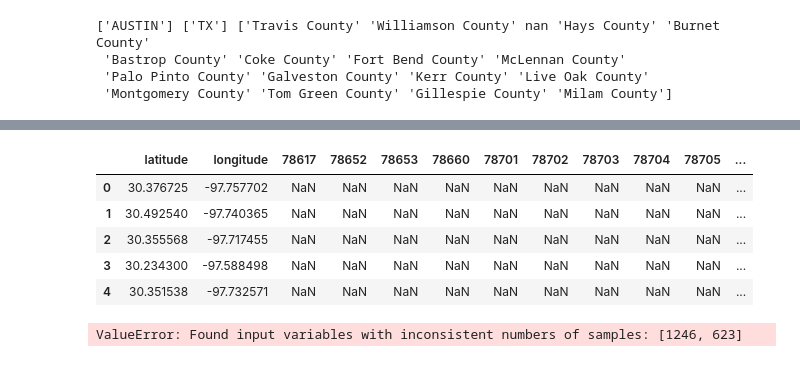
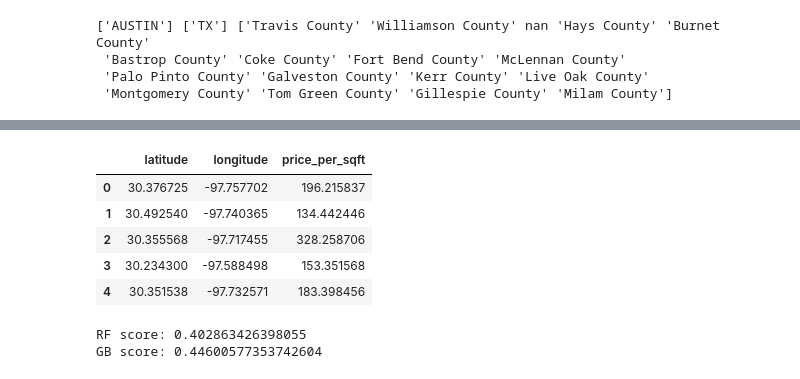
Before and after one commit to AustinMadert/real_estate_opportunity_lih, a Jupyter notebook: feature_engineering.ipynb, the cells around one changed output, grey strips where cells are left out. Drawn from its saved outputs; the diff is of its cells as text; code cells hidden in the pictures.

Commit message:
Computed Dataframe to cluster

```diff
--- a/feature_engineering.ipynb
+++ b/feature_engineering.ipynb
@@ -294,23 +260,24 @@ newdf.head()
 # %%
 newdf['zip_code'] = newdf['city_state_zip'].map(lambda x: str(x)[-5:])
 # %%
-testdf = newdf[['latitude', 'longitude']].copy()
-zip_dums = pd.get_dummies(newdf.zip_code)
-testdf = pd.concat((testdf, zip_dums), copy=True, sort=False)
+testdf = newdf[['latitude', 'longitude', 'price_per_sqft','price']].copy()
+# testdf = pd.concat([testdf, pd.get_dummies(testdf['zip_code'])], axis=1)
+# testdf.drop('zip_code', axis=1, inplace=True)
 testdf.head()
 # %% [output]
-|  | latitude | longitude | 78617 | 78652 | 78653 | 78660 | 78701 | 78702 | 78703 | 78704 | 78705 | ... |
-| 0 | 30.376725 | -97.757702 | NaN | NaN | NaN | NaN | NaN | NaN | NaN | NaN | NaN | ... |
-| 1 | 30.492540 | -97.740365 | NaN | NaN | NaN | NaN | NaN | NaN | NaN | NaN | NaN | ... |
-| 2 | 30.355568 | -97.717455 | NaN | NaN | NaN | NaN | NaN | NaN | NaN | NaN | NaN | ... |
-| 3 | 30.234300 | -97.588498 | NaN | NaN | NaN | NaN | NaN | NaN | NaN | NaN | NaN | ... |
-| 4 | 30.351538 | -97.732571 | NaN | NaN | NaN | NaN | NaN | NaN | NaN | NaN | NaN | ... |
+|  | latitude | longitude | price_per_sqft |
+| 0 | 30.376725 | -97.757702 | 196.215837 |
+| 1 | 30.492540 | -97.740365 | 134.442446 |
+| 2 | 30.355568 | -97.717455 | 328.258706 |
+| 3 | 30.234300 | -97.588498 | 153.351568 |
+| 4 | 30.351538 | -97.732571 | 183.398456 |
 # %%
-X3 = testdf
-y3 = newdf['price_per_sqft']
+# y3 = testdf.pop('price_per_sqft')
+# X3 = testdf
+
 
 #random forest
-X3_train, X3_test, y3_train, y3_test = train_test_split(X3, y3)
+X3_train, X3_test, y3_train, y3_test = train_test_split(X3, y3, test_size=.2)
 forest = RandomForestRegressor(400)
 forest.fit(X3_train, y3_train)
 rf = forest.score(X3_test, y3_test)
@@ -320,6 +287,7 @@ gboost = GradientBoostingRegressor(learning_rate=0.01, n_estimators=1000)
 gboost.fit(X3_train, y3_train)
 gb = gboost.score(X3_test, y3_test)
 
-print("RF score: {}\n GB score: {}".format(rf, gb))
+print("RF score: {}\nGB score: {}".format(rf, gb))
 # %% [output]
-ValueError: Found input variables with inconsistent numbers of samples: [1246, 623]
+RF score: 0.402863426398055
+GB score: 0.44600577353742604
```
Also changed, not shown: parts of 21 cells of this notebook.
